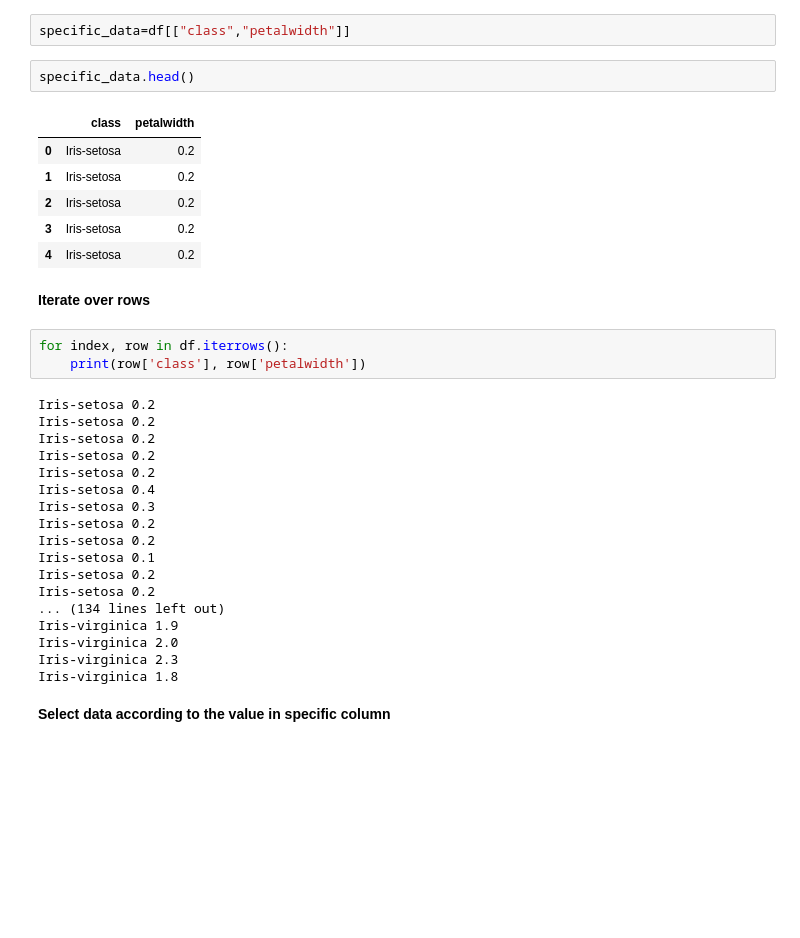
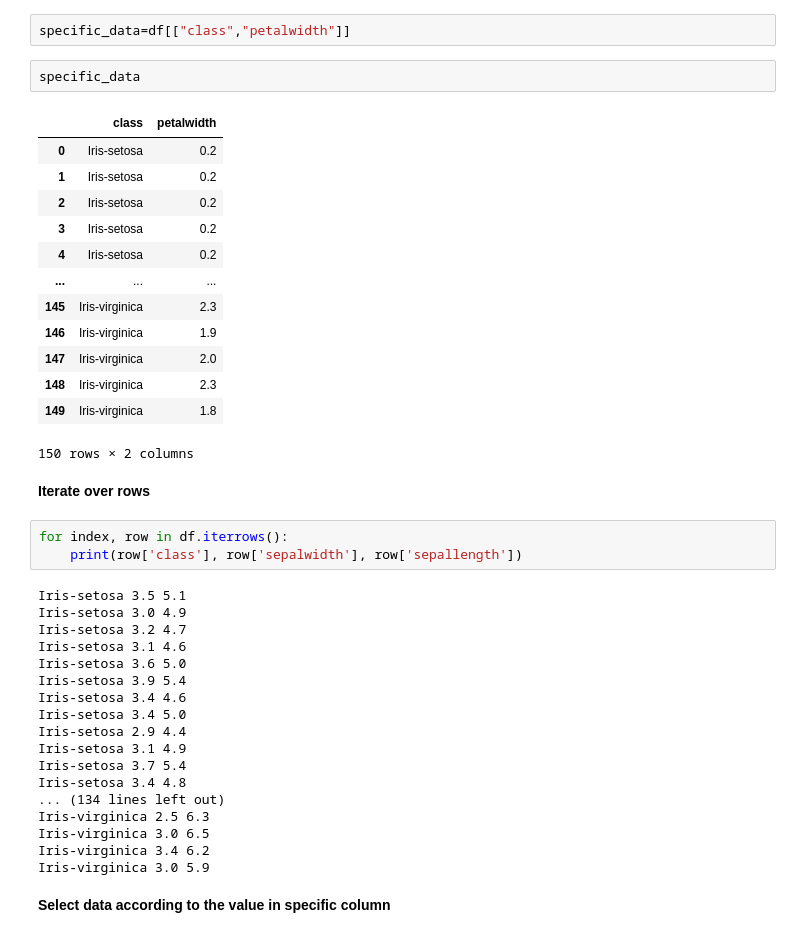
Before and after one commit to SaskaAloric/IntroCompleNeT2023, a Jupyter notebook: Notebooks/CNT_Lesson2.ipynb, the cells around one changed output. Cells and saved outputs as stored; diff of their text form; blank space fills up the shorter version.

```diff
--- a/Notebooks/CNT_Lesson2.ipynb
+++ b/Notebooks/CNT_Lesson2.ipynb
@@ -457,37 +502,44 @@ sliced_df.shape
 # %%
 specific_data=df[["class","petalwidth"]]
 # %%
-specific_data.head()
+specific_data
 # %% [output]
 |  | class | petalwidth |
 | 0 | Iris-setosa | 0.2 |
 | 1 | Iris-setosa | 0.2 |
 | 2 | Iris-setosa | 0.2 |
 | 3 | Iris-setosa | 0.2 |
 | 4 | Iris-setosa | 0.2 |
+| ... | ... | ... |
+| 145 | Iris-virginica | 2.3 |
+| 146 | Iris-virginica | 1.9 |
+| 147 | Iris-virginica | 2.0 |
+| 148 | Iris-virginica | 2.3 |
+| 149 | Iris-virginica | 1.8 |
+150 rows × 2 columns
 # %% [markdown]
 **Iterate over rows**
 # %%
 for index, row in df.iterrows():
-    print(row['class'], row['petalwidth'])
+    print(row['class'], row['sepalwidth'], row['sepallength'])
 # %% [output]
-Iris-setosa 0.2
-Iris-setosa 0.2
-Iris-setosa 0.2
-Iris-setosa 0.2
-Iris-setosa 0.2
-Iris-setosa 0.4
-Iris-setosa 0.3
-Iris-setosa 0.2
-Iris-setosa 0.2
-Iris-setosa 0.1
-Iris-setosa 0.2
-Iris-setosa 0.2
+Iris-setosa 3.5 5.1
+Iris-setosa 3.0 4.9
+Iris-setosa 3.2 4.7
+Iris-setosa 3.1 4.6
+Iris-setosa 3.6 5.0
+Iris-setosa 3.9 5.4
+Iris-setosa 3.4 4.6
+Iris-setosa 3.4 5.0
+Iris-setosa 2.9 4.4
+Iris-setosa 3.1 4.9
+Iris-setosa 3.7 5.4
+Iris-setosa 3.4 4.8
 ... (134 lines left out)
-Iris-virginica 1.9
-Iris-virginica 2.0
-Iris-virginica 2.3
-Iris-virginica 1.8
+Iris-virginica 2.5 6.3
+Iris-virginica 3.0 6.5
+Iris-virginica 3.4 6.2
+Iris-virginica 3.0 5.9
 # %% [markdown]
 **Select data according to the value in specific column**
 # %%
```
Also changed, not shown: parts of 33 cells of this notebook, 1 other file.
